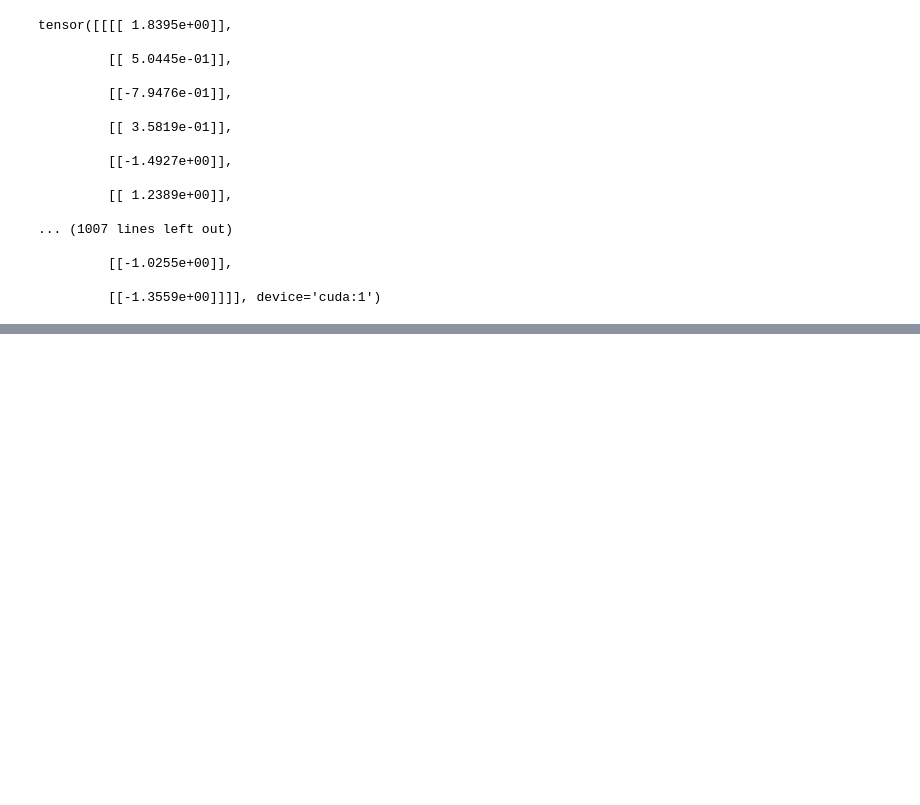
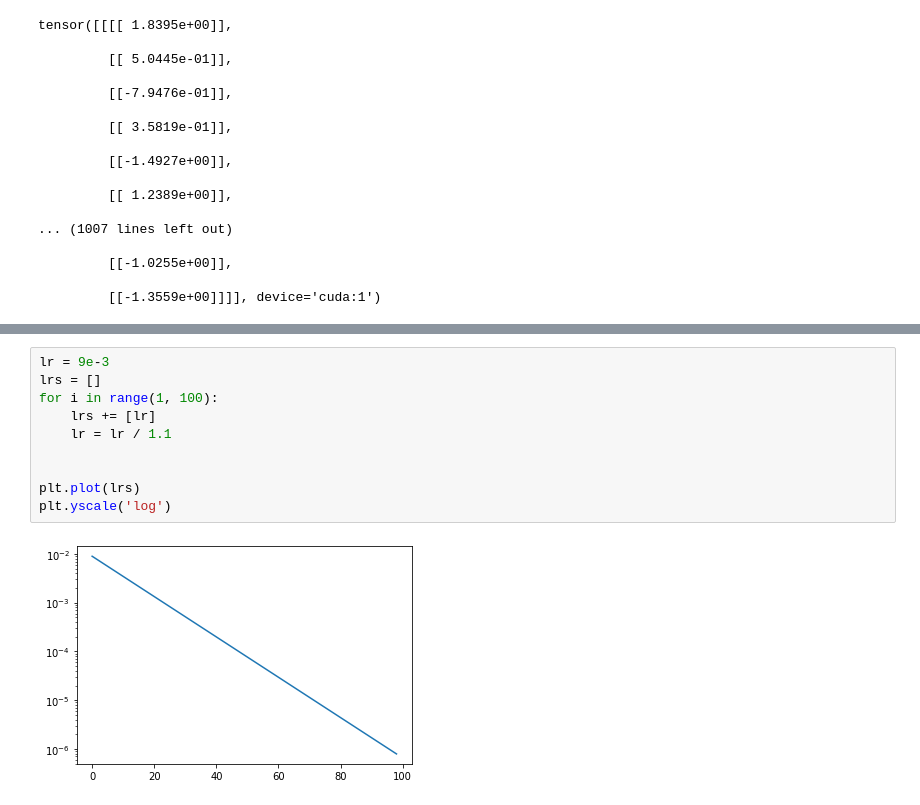
Before and after one commit to TEECOM/this-building-does-not-exist, a Jupyter notebook: ml/python/Testing.ipynb, the cells around one changed output, grey strips where cells are left out. Drawn from its saved outputs; the diff is of its cells as text; blank space fills up the shorter version.

```diff
--- a/ml/python/Testing.ipynb
+++ b/ml/python/Testing.ipynb
@@ -63,0 +201,12 @@ tensor([[[[ 1.8395e+00]],
+# %%
+lr = 9e-3
+lrs = []
+for i in range(1, 100):
+    lrs += [lr]
+    lr = lr / 1.1
+
+
+plt.plot(lrs)
+plt.yscale('log')
+# %% [output]
+[figure, added]
```
Also changed, not shown: parts of 14 cells of this notebook, 2 other files.
